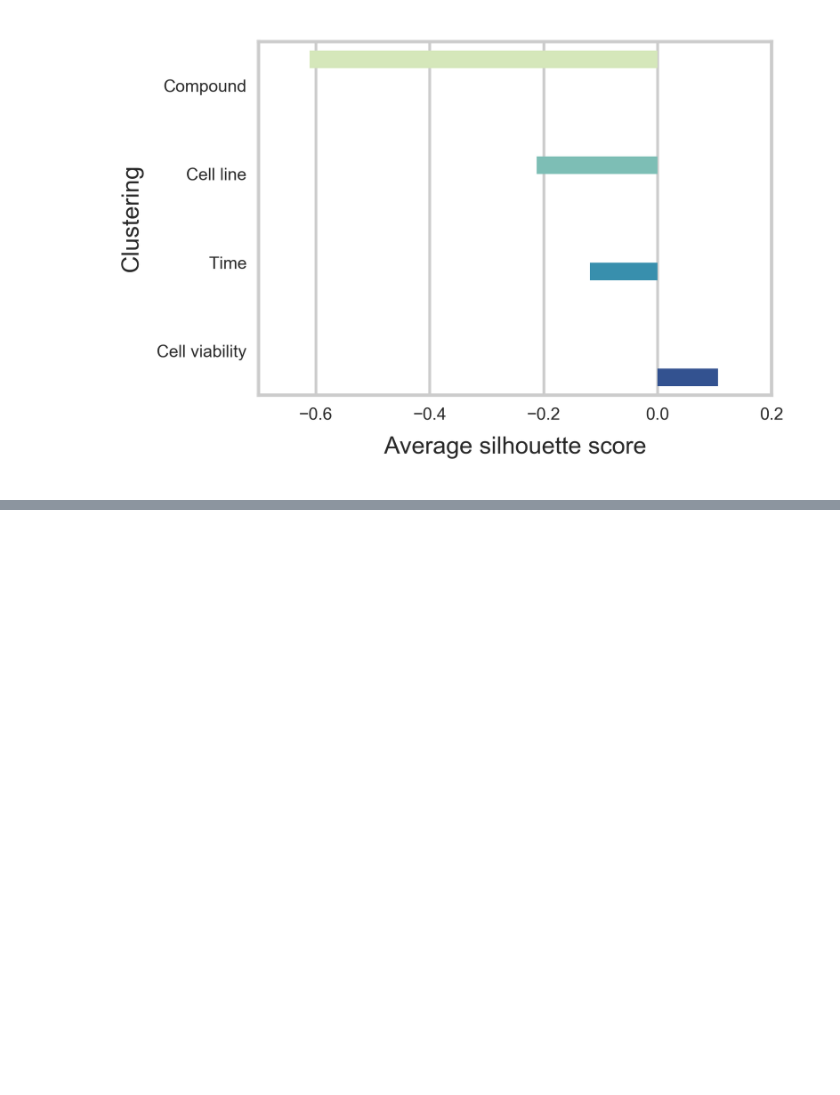
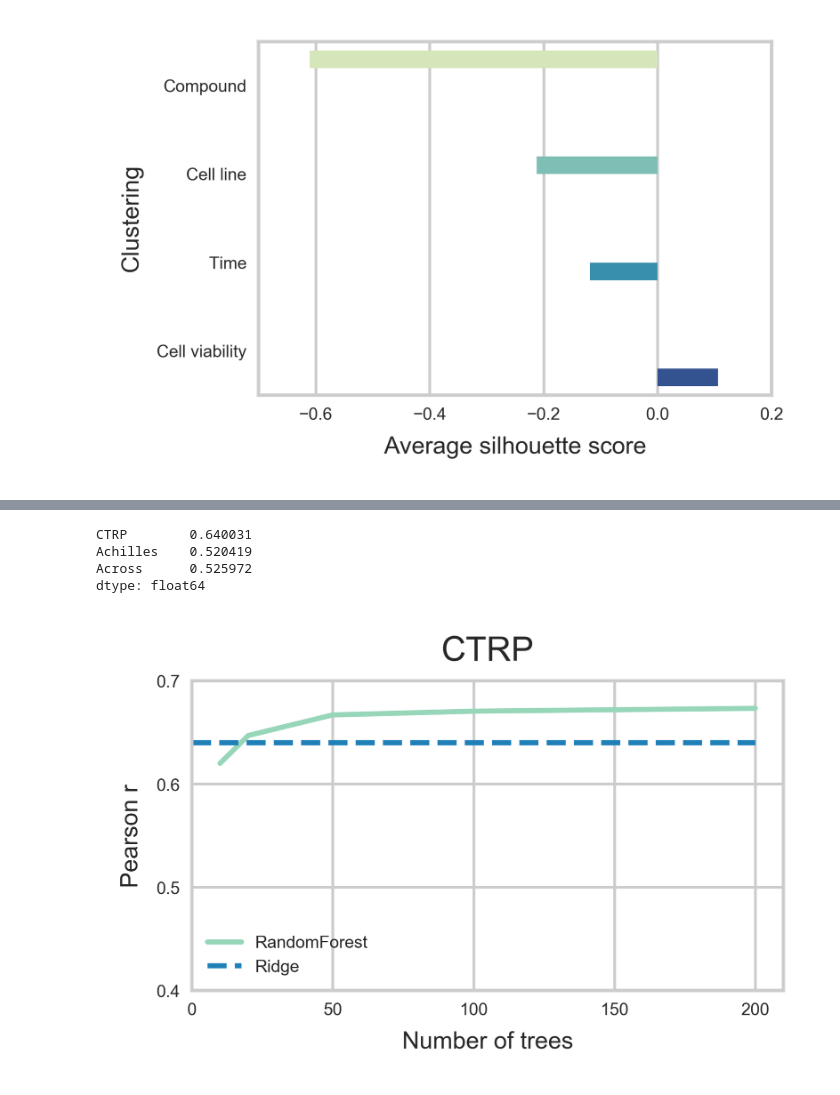
Before and after one commit to bence-szalai/Cell-death-signatures, a Jupyter notebook: code/cell_death_7_additional.ipynb, the cells around one changed output, grey strips where cells are left out. Drawn from its saved outputs; the diff is of its cells as text; code cells hidden in the pictures; blank space fills up the shorter version.

```diff
--- a/code/cell_death_7_additional.ipynb
+++ b/code/cell_death_7_additional.ipynb
@@ -136,0 +316,7 @@ plt.savefig('../figures/raw/tsne_silhouette.pdf')
+# %%
+results=pd.DataFrame(index=n_trees)
+results['Achilles']=rs_achilles
+results['CTRP']=rs_ctrp
+results['Across']=rs_across
+results.to_csv('../results/model/cv/random_forest.csv',sep=',')
+results
@@ -136,0 +330,39 @@ plt.savefig('../figures/raw/tsne_silhouette.pdf')
+# %%
+rs_ridge=[]
+r,p=make_prediction_with_cv_dif_model(Ridge(),
+                                          tr='CTRP',cv='CTRP',tr_time='24 h',cv_time='24 h',s=0)
+rs_ridge.append(r)
+r,p=make_prediction_with_cv_dif_model(Ridge(),
+                                          tr='Achilles',cv='Achilles',tr_time='96 h',cv_time='96 h',s=0)
+rs_ridge.append(r)
+r,p=make_prediction_with_cv_dif_model(Ridge(),
+                                          tr='Achilles',cv='CTRP',tr_time='96 h',cv_time='24 h',s=0)
+rs_ridge.append(r)
+# %%
+rs_ridge=pd.Series(rs_ridge,index=['CTRP','Achilles','Across'])
+rs_ridge
+# %% [output]
+CTRP        0.640031
+Achilles    0.520419
+Across      0.525972
+dtype: float64
+# %%
+def plot_nonlinear_performance(setting):
+    plt.figure(dpi=600,figsize=(3.0,2.0))
+    sns.set_palette('YlGnBu',2)
+    plt.plot(results.index,results[setting])
+    plt.plot([0,200],[rs_ridge[setting],rs_ridge[setting]],'--')
+    plt.xlabel('Number of trees',size=7)
+    plt.xticks(size=5)
+    plt.xlim(0,210)
+    plt.ylabel("Pearson r",size=7)
+    plt.yticks(size=5)
+    plt.ylim(0.4,0.7)
+    plt.title(setting,size=10)
+    plt.legend(['RandomForest','Ridge'],fontsize=5)
+    plt.tight_layout()
+    plt.savefig('../figures/raw/random_forest_%s.pdf' % setting)
+# %%
+plot_nonlinear_performance('CTRP')
+# %% [output]
+[figure, added]
```
Also changed, not shown: parts of 15 cells of this notebook, 3 other files.
